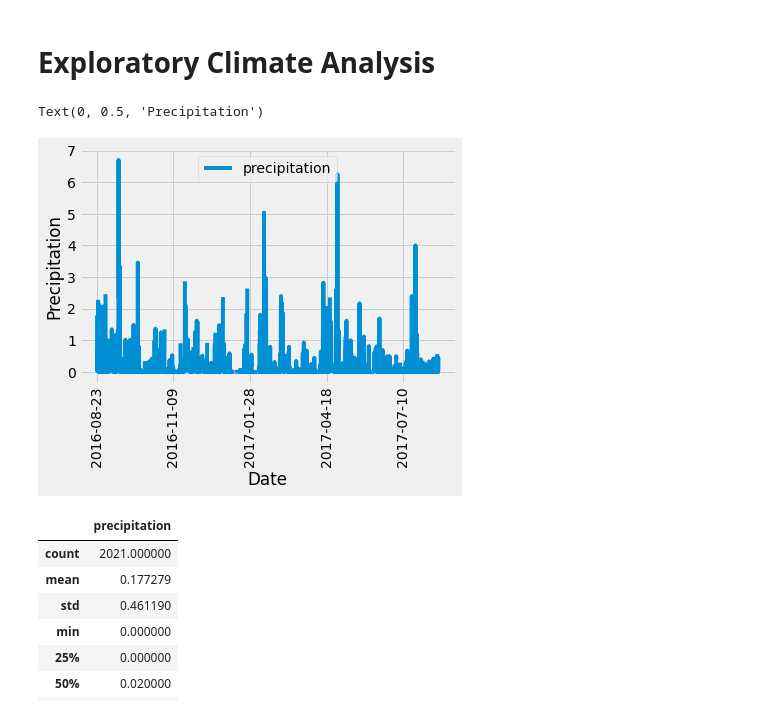
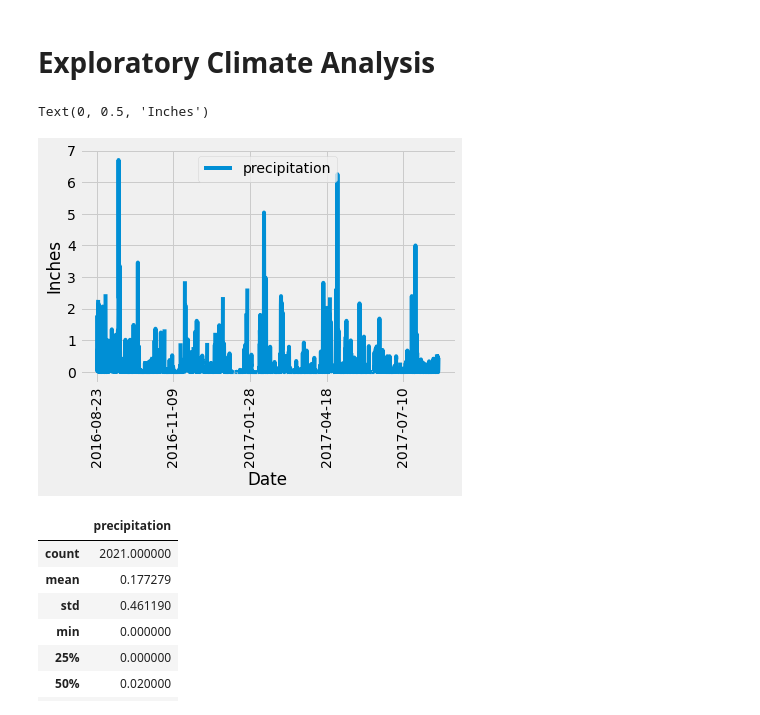
Before and after one commit to justinlpottsco/sqlalchemy-challenge, a Jupyter notebook: climate_starter.ipynb, the cells around one changed output. Saved outputs shown, nothing was run; the diff lists cells and outputs as text; code cells hidden in the pictures.

```diff
--- a/climate_starter.ipynb
+++ b/climate_starter.ipynb
@@ -42,24 +42,24 @@ session = Session(engine)
 # %%
 # Design a query to retrieve the last 12 months of precipitation data and plot the results
 # Calculate the date 1 year ago from the last data point in the database
 prev_year = dt.date(2017, 8, 23) - dt.timedelta(days = 365)
 
 # Perform a query to retrieve the data and precipitation scores
 results = session.query(measurement.date, measurement.prcp).filter(measurement.date >= prev_year).all()
 
 # Save the query results as a Pandas DataFrame and set the index to the date column
 df = pd.DataFrame(results, columns =['date', 'precipitation'])
 
 # Sort the dataframe by date
 precip_df = df.sort_values("date")
 
 # Use Pandas Plotting with Matplotlib to plot the data
 precip_df.plot(x = 'date', y = 'precipitation', rot = 90)
 plt.xlabel("Date")
-plt.ylabel("Precipitation")
+plt.ylabel("Inches")
 # %% [output]
-Text(0, 0.5, 'Precipitation')
+Text(0, 0.5, 'Inches')
-[figure, old version]
+[figure, new version]
 # %%
 precip_df.describe()
 # %% [output]
```
Also changed, not shown: parts of 2 cells of this notebook.
